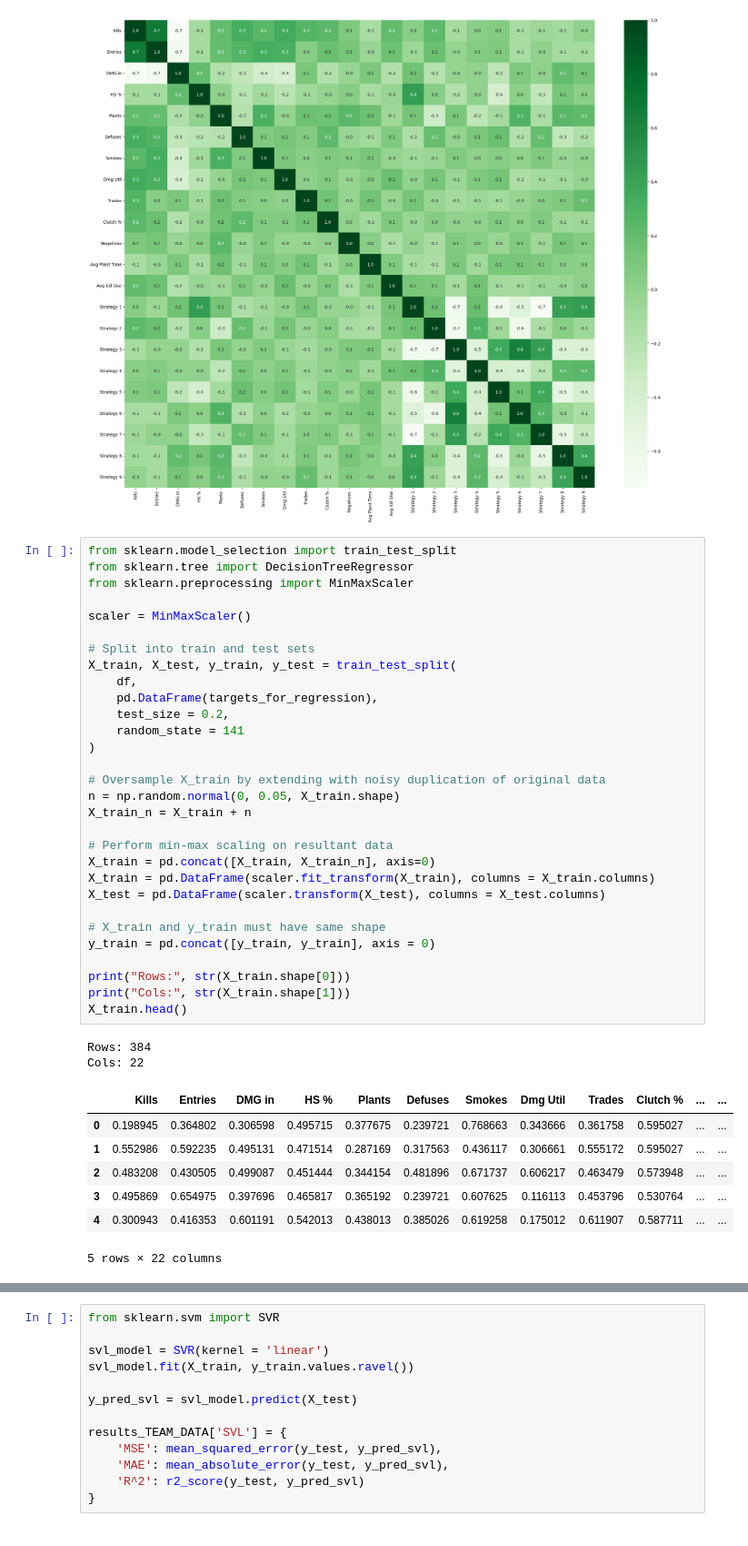
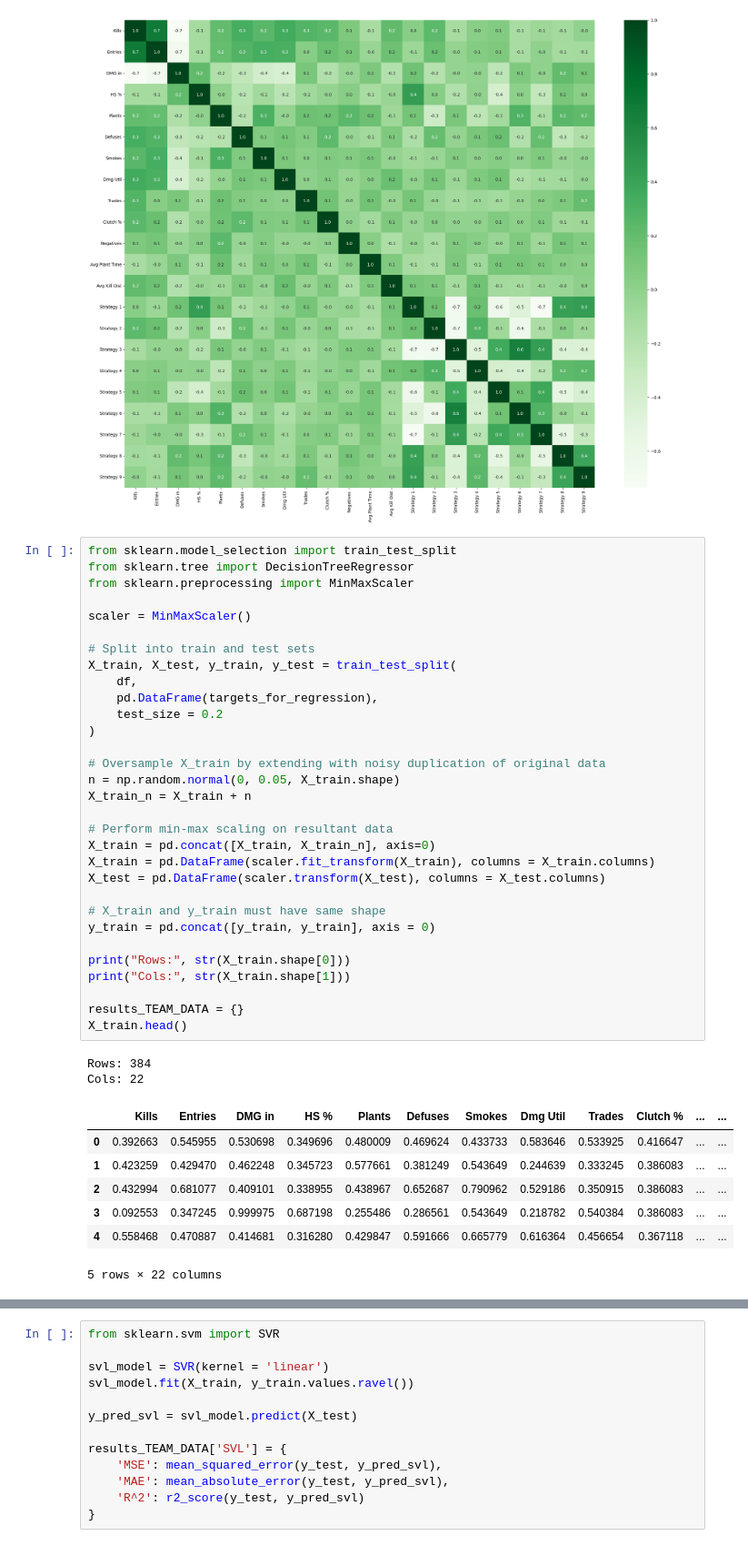
Before and after one commit to MJKingsbury/csA, a Jupyter notebook: src/main.ipynb, the cells around one changed output, grey strips where cells are left out. Shown: that part at 91% size. Saved outputs shown, nothing was run; the diff lists cells and outputs as text.

Commit message:
Results

```diff
--- a/src/main.ipynb
+++ b/src/main.ipynb
@@ -568,38 +568,39 @@ from sklearn.model_selection import train_test_split
 from sklearn.tree import DecisionTreeRegressor
 from sklearn.preprocessing import MinMaxScaler
 
 scaler = MinMaxScaler()
 
 # Split into train and test sets
 X_train, X_test, y_train, y_test = train_test_split(
     df,
     pd.DataFrame(targets_for_regression),
-    test_size = 0.2,
-    random_state = 141
+    test_size = 0.2
 )
 
 # Oversample X_train by extending with noisy duplication of original data
 n = np.random.normal(0, 0.05, X_train.shape)
 X_train_n = X_train + n
 
 # Perform min-max scaling on resultant data
 X_train = pd.concat([X_train, X_train_n], axis=0)
 X_train = pd.DataFrame(scaler.fit_transform(X_train), columns = X_train.columns)
 X_test = pd.DataFrame(scaler.transform(X_test), columns = X_test.columns)
 
 # X_train and y_train must have same shape
 y_train = pd.concat([y_train, y_train], axis = 0)
 
 print("Rows:", str(X_train.shape[0]))
 print("Cols:", str(X_train.shape[1]))
+
+results_TEAM_DATA = {}
 X_train.head()
 # %% [output]
 Rows: 384
 Cols: 22
 |  | Kills | Entries | DMG in | HS % | Plants | Defuses | Smokes | Dmg Util | Trades | Clutch % | ... | ... |
-| 0 | 0.198945 | 0.364802 | 0.306598 | 0.495715 | 0.377675 | 0.239721 | 0.768663 | 0.343666 | 0.361758 | 0.595027 | ... | ... |
-| 1 | 0.552986 | 0.592235 | 0.495131 | 0.471514 | 0.287169 | 0.317563 | 0.436117 | 0.306661 | 0.555172 | 0.595027 | ... | ... |
-| 2 | 0.483208 | 0.430505 | 0.499087 | 0.451444 | 0.344154 | 0.481896 | 0.671737 | 0.606217 | 0.463479 | 0.573948 | ... | ... |
-| 3 | 0.495869 | 0.654975 | 0.397696 | 0.465817 | 0.365192 | 0.239721 | 0.607625 | 0.116113 | 0.453796 | 0.530764 | ... | ... |
-| 4 | 0.300943 | 0.416353 | 0.601191 | 0.542013 | 0.438013 | 0.385026 | 0.619258 | 0.175012 | 0.611907 | 0.587711 | ... | ... |
+| 0 | 0.392663 | 0.545955 | 0.530698 | 0.349696 | 0.480009 | 0.469624 | 0.433733 | 0.583646 | 0.533925 | 0.416647 | ... | ... |
+| 1 | 0.423259 | 0.429470 | 0.462248 | 0.345723 | 0.577661 | 0.381249 | 0.543649 | 0.244639 | 0.333245 | 0.386083 | ... | ... |
+| 2 | 0.432994 | 0.681077 | 0.409101 | 0.338955 | 0.438967 | 0.652687 | 0.790962 | 0.529186 | 0.350915 | 0.386083 | ... | ... |
+| 3 | 0.092553 | 0.347245 | 0.999975 | 0.687198 | 0.255486 | 0.286561 | 0.543649 | 0.218782 | 0.540384 | 0.386083 | ... | ... |
+| 4 | 0.558468 | 0.470887 | 0.414681 | 0.316280 | 0.429847 | 0.591666 | 0.665779 | 0.616364 | 0.456654 | 0.367118 | ... | ... |
 5 rows × 22 columns
```
Also changed, not shown: parts of 8 cells of this notebook.
